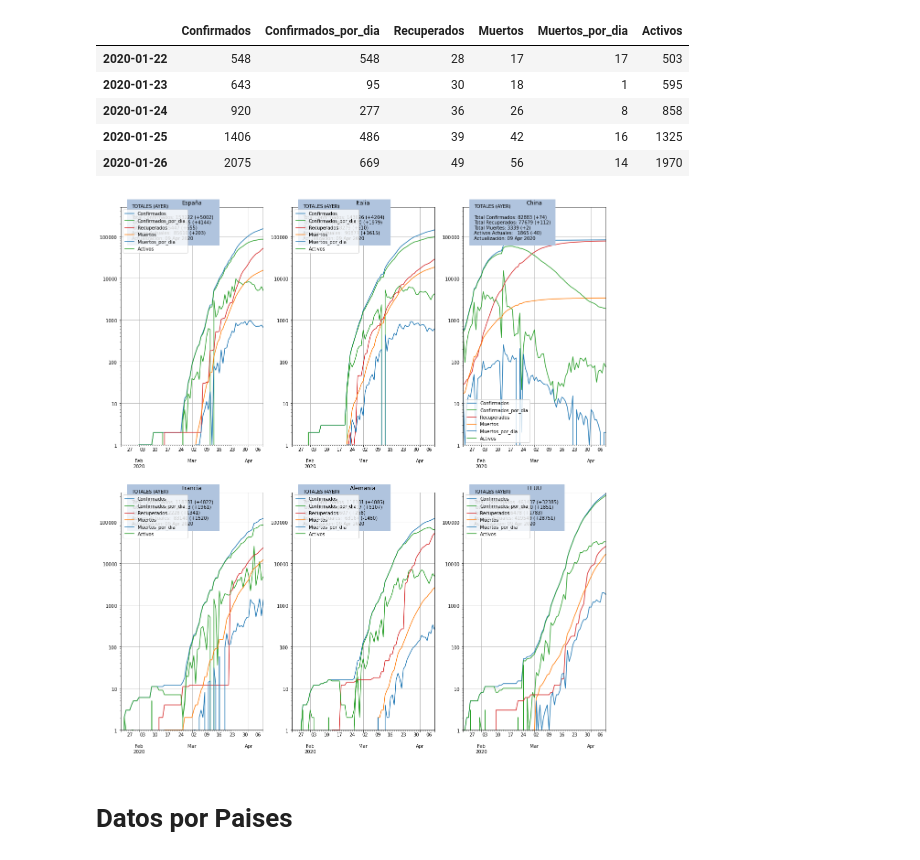
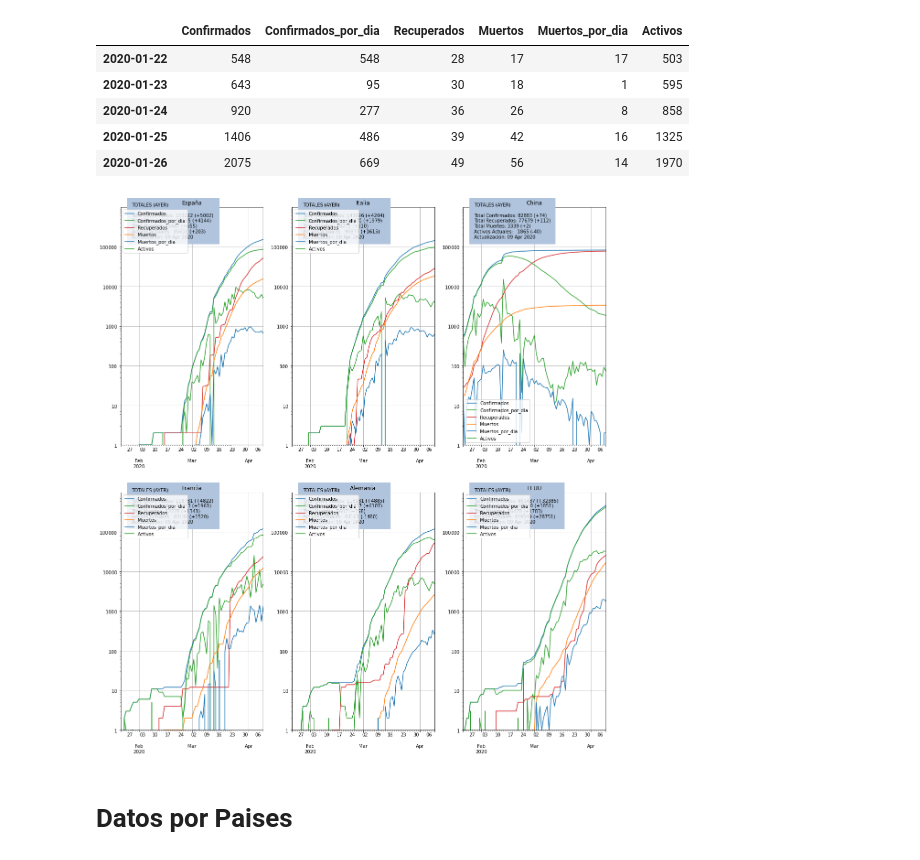
Before and after one commit to edavidfs/covid19-graph, a Jupyter notebook: Covid19-graph.ipynb, the cells around one changed output. Cells and saved outputs as stored; diff of their text form; code cells hidden in the pictures.

Commit message:
mejora en la visualizacion de las gráficas

```diff
--- a/Covid19-graph.ipynb
+++ b/Covid19-graph.ipynb
@@ -191,35 +191,35 @@ def generate_info_text(country_df):
 # %%
 fig, axes = plt.subplots(ncols=3, nrows=2, figsize=(19, 21))
 #print(axes)
 titles = ['España', 'Italia', 'China', 'Francia', 'Alemania', 'EEUU', 'UK', 'Argentina', 'Peru', 'Mexico', 'Colombia','Cuba', 'Chile']
 files = ['Espana', 'Italia', 'China', 'Francia', 'Alemania', 'EEUU', 'UK', 'Argentina', 'Peru', 'Mexico', 'Colombia','Cuba', 'Chile']
 data = [spain_df, italia_df, china_df, francia_df, germany_df, eeuu_df, uk_df, argentina_df, peru_df,mexico_df, colombia_df, cuba_df, chile_df]
 
 #max_y = china_df['Confirmados'].max()*10
-max_y = 500000
+max_y = 990000
 
 pais_id = 0
 for rox_ax in axes:
     for column_ax in rox_ax:
 
         data[pais_id].plot(ax=column_ax, color=['#1F77B4','#2CA02C','#D62728','#FF7F0E'])
         column_ax.set_title(titles[pais_id])
         column_ax.set_yscale('log')
         column_ax.set_ylim(1, max_y)
         column_ax.yaxis.set_major_formatter(ScalarFormatter(useMathText=True))
         column_ax.legend()
         column_ax.grid()
         column_ax.text('1/28/2020',max_y/6, generate_info_text(data[pais_id]),
                        bbox=dict(boxstyle="square",
                                  ec='lightsteelblue',
                                  facecolor='lightsteelblue',
                                  pad= 1,
                                 ))
         pais_id +=1
 
 fig.savefig('test.png')
 # %% [output]
-[figure, old version]
+[figure, new version]
 # %% [markdown]
 # Datos por Paises
 # %%
```
Also changed, not shown: parts of 1 cell of this notebook, 14 other files.
